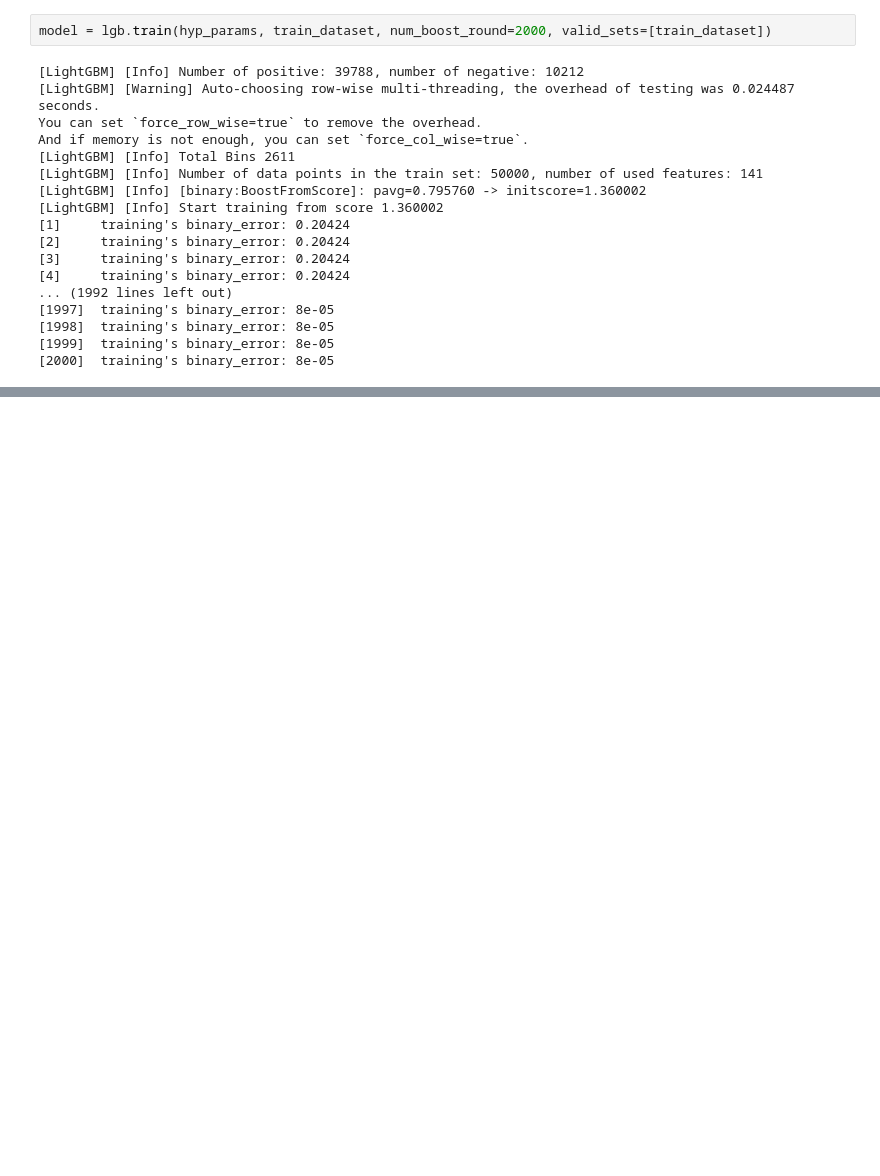
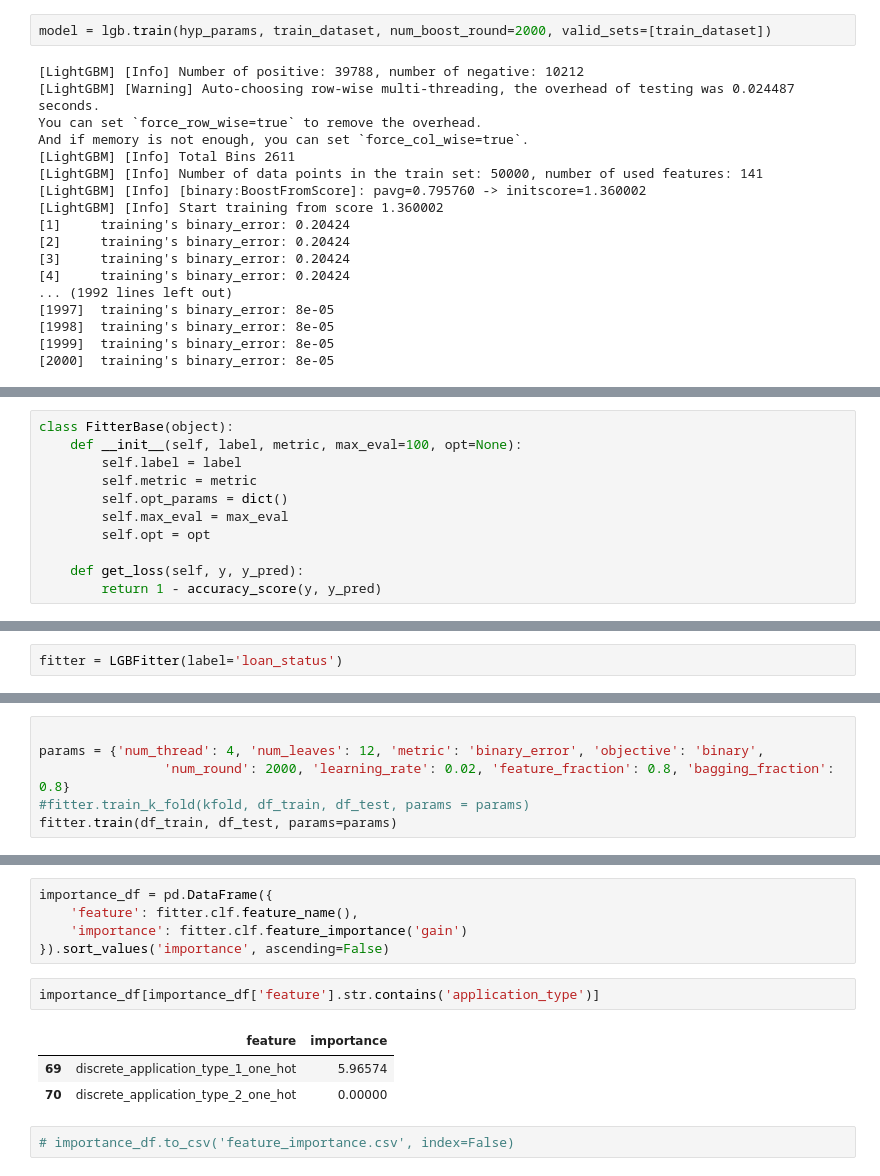
Before and after one commit to asiwen/ML-000, a Jupyter notebook: Week09/loan_test.ipynb, the cells around one changed output, grey strips where cells are left out. Cells and saved outputs as stored; diff of their text form; blank space fills up the shorter version.

```diff
--- a/Week09/loan_test.ipynb
+++ b/Week09/loan_test.ipynb
@@ -150,0 +121,11 @@ params = {'a': 0, 'b': 1}
+# %%
+class FitterBase(object):
+    def __init__(self, label, metric, max_eval=100, opt=None):
+        self.label = label
+        self.metric = metric
+        self.opt_params = dict()
+        self.max_eval = max_eval
+        self.opt = opt
+
+    def get_loss(self, y, y_pred):
+        return 1 - accuracy_score(y, y_pred)
@@ -150,0 +233,2 @@ params = {'a': 0, 'b': 1}
+# %%
+fitter = LGBFitter(label='loan_status')
@@ -150,0 +240,6 @@ params = {'a': 0, 'b': 1}
+# %%
+
+params = {'num_thread': 4, 'num_leaves': 12, 'metric': 'binary_error', 'objective': 'binary',
+                'num_round': 2000, 'learning_rate': 0.02, 'feature_fraction': 0.8, 'bagging_fraction': 0.8}
+#fitter.train_k_fold(kfold, df_train, df_test, params = params)
+fitter.train(df_train, df_test, params=params)
@@ -150,0 +270,13 @@ params = {'a': 0, 'b': 1}
+# %%
+importance_df = pd.DataFrame({
+    'feature': fitter.clf.feature_name(),
+    'importance': fitter.clf.feature_importance('gain')
+}).sort_values('importance', ascending=False)
+# %%
+importance_df[importance_df['feature'].str.contains('application_type')]
+# %% [output]
+|  | feature | importance |
+| 69 | discrete_application_type_1_one_hot | 5.96574 |
+| 70 | discrete_application_type_2_one_hot | 0.00000 |
+# %%
+# importance_df.to_csv('feature_importance.csv', index=False)
```
Also changed, not shown: parts of 20 cells of this notebook.
